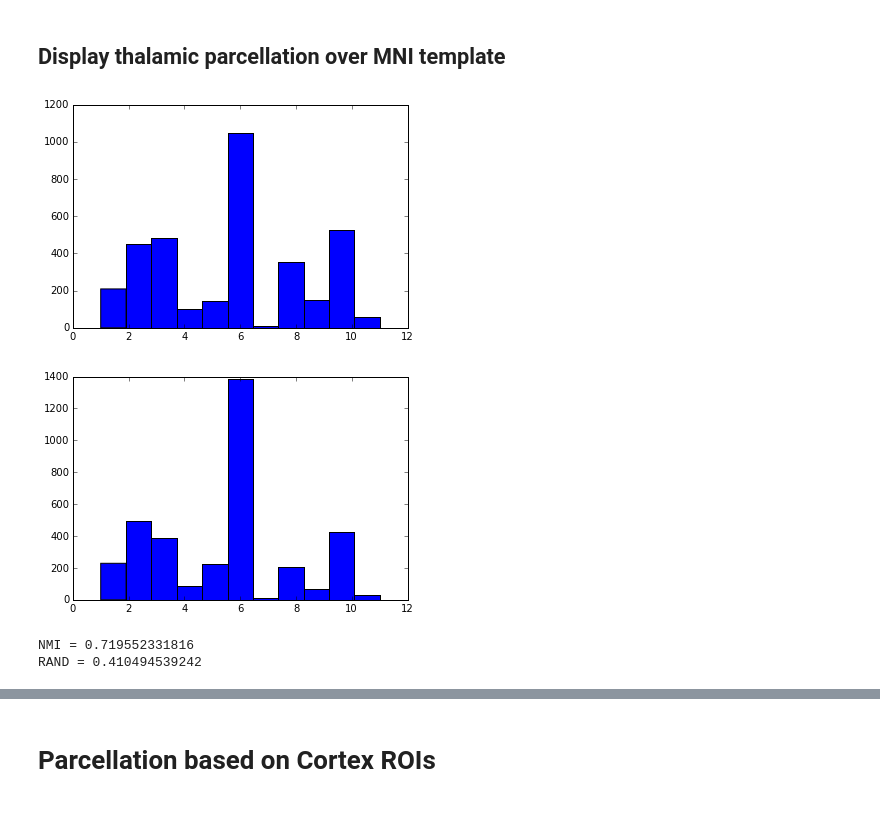
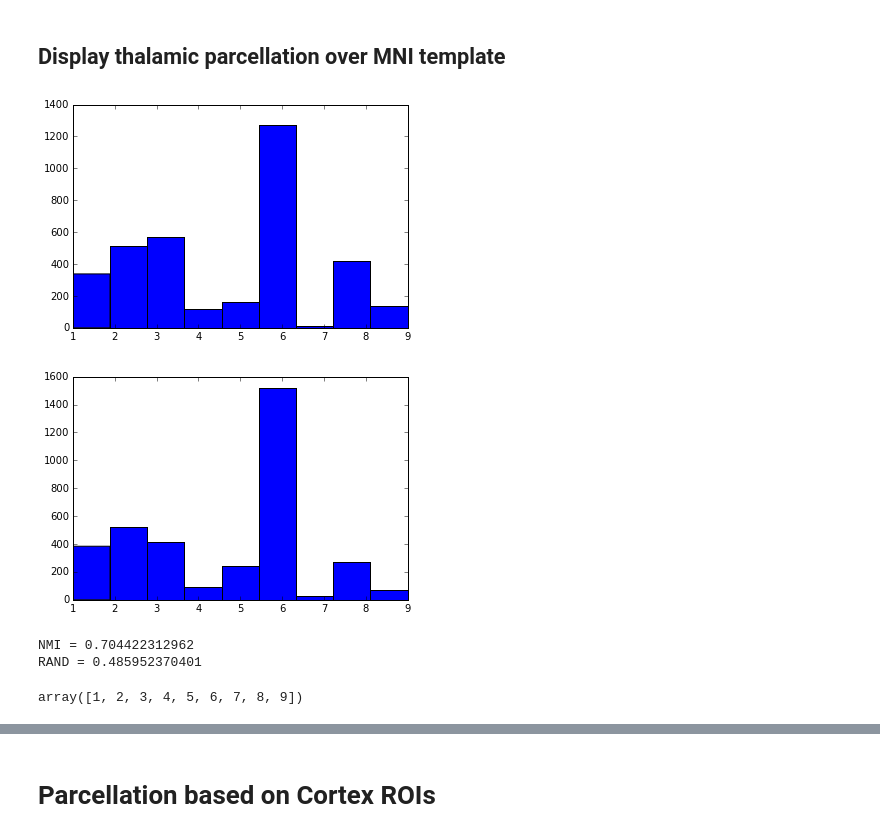
Before and after one commit to kaihwang/FuncParcel, a Jupyter notebook: Visualize Parcellation.ipynb, the cells around one changed output, grey strips where cells are left out. Cells and saved outputs as stored; diff of their text form; code cells hidden in the pictures.

```diff
--- a/Visualize Parcellation.ipynb
+++ b/Visualize Parcellation.ipynb
@@ -37,24 +47,30 @@ _, NKI_ParcelCIs, _, = FuncParcel.parcel_subcortical_network(NKIadjmat, subcorti
 # %%
 # sort CI vector
 def sort_CI(Thalamo_ParcelCIs):
     CIs = np.zeros(len(Thalamus_voxel_coordinate))
     for i, thalamus_voxel_index in enumerate(Thalamus_voxel_coordinate[:,3]):
         CIs[i] = Thalamo_ParcelCIs[thalamus_voxel_index][0]
     CIs = CIs.astype(int)
     return CIs
 
 
 NKI_CIs = sort_CI(NKI_ParcelCIs)
 MGH_CIs = sort_CI(MGH_ParcelCIs)
+MGH_CIs[MGH_CIs==11] = 9
+NKI_CIs[NKI_CIs==11] = 9
 plt.hist(NKI_CIs, bins=np.max(np.unique(NKI_CIs)))
 plt.show()
 plt.hist(MGH_CIs, bins=np.max(np.unique(MGH_CIs)))
 plt.show()
 print 'NMI =', NMI(NKI_CIs, MGH_CIs)
 print 'RAND =', RAND(NKI_CIs, MGH_CIs)
 # %% [output]
-[figure, old version]
+[figure, new version]
-[figure, old version]
+[figure, new version]
-NMI = 0.719552331816
-RAND = 0.410494539242
+NMI = 0.704422312962
+RAND = 0.485952370401
+# %%
+np.unique(MGH_CIs)
+# %% [output]
+array([1, 2, 3, 4, 5, 6, 7, 8, 9])
 # %%
```
Also changed, not shown: parts of 11 cells of this notebook, 2 other files.
